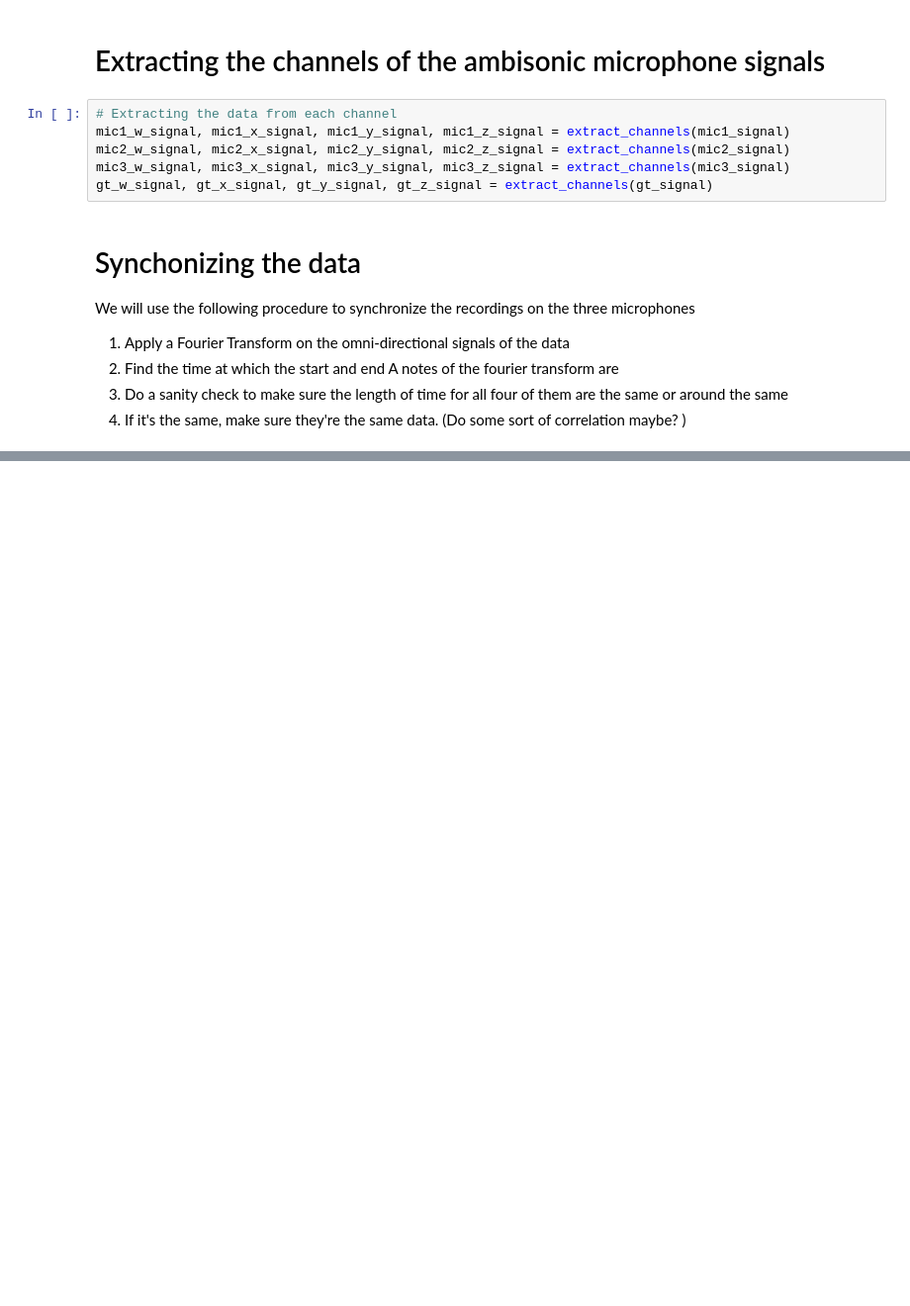
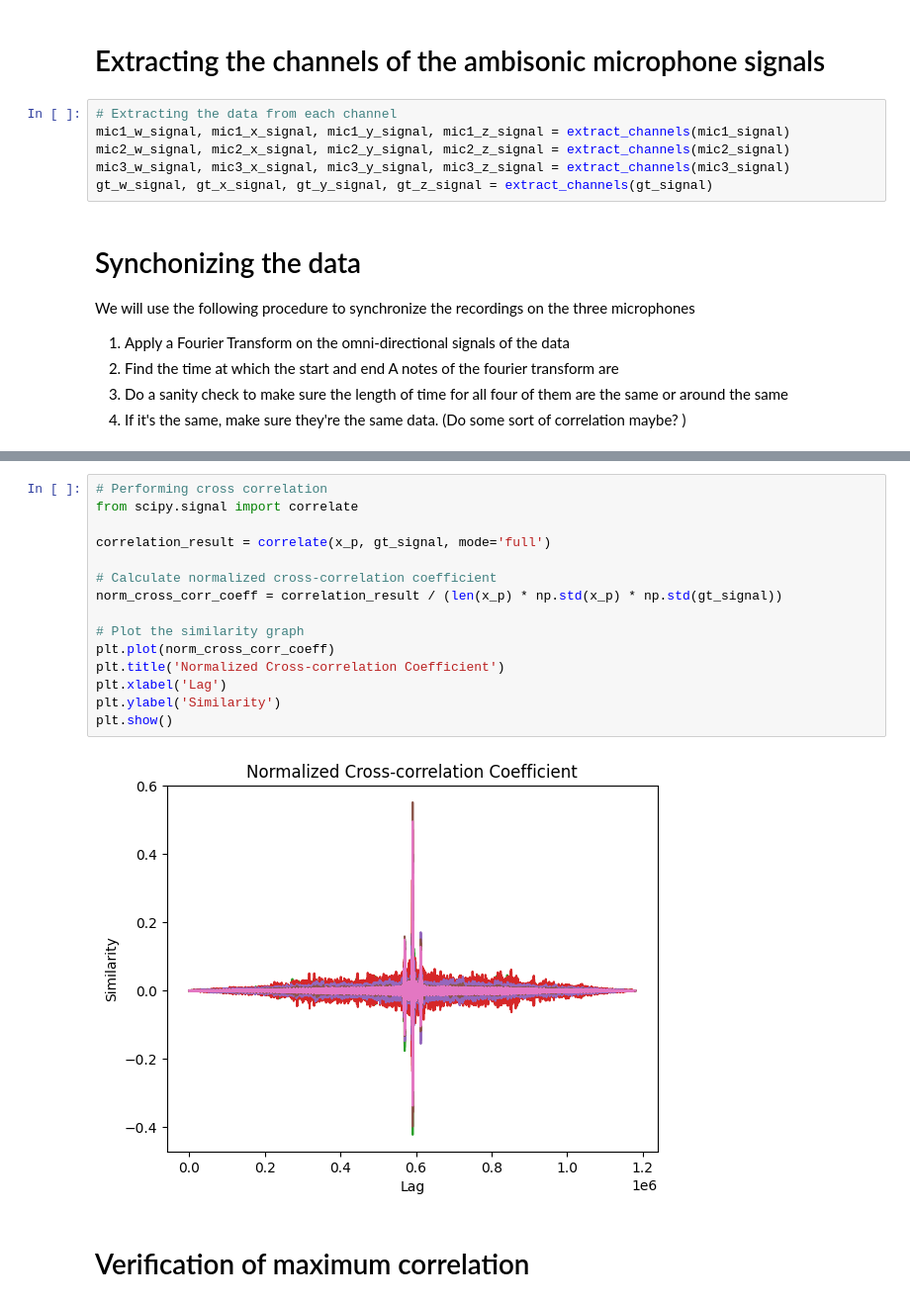
Before and after one commit to tjunjet/spatial_audio, a Jupyter notebook: codes/weighted_dist_tone.ipynb, the cells around one changed output, grey strips where cells are left out. Shown: that part at 99% size. Cells and saved outputs as stored; diff of their text form; blank space fills up the shorter version.

```diff
--- a/codes/weighted_dist_tone.ipynb
+++ b/codes/weighted_dist_tone.ipynb
@@ -214,0 +295,19 @@ We will use the following procedure to synchronize the recordings on the three m
+# %%
+# Performing cross correlation
+from scipy.signal import correlate
+
+correlation_result = correlate(x_p, gt_signal, mode='full')
+
+# Calculate normalized cross-correlation coefficient
+norm_cross_corr_coeff = correlation_result / (len(x_p) * np.std(x_p) * np.std(gt_signal))
+
+# Plot the similarity graph
+plt.plot(norm_cross_corr_coeff)
+plt.title('Normalized Cross-correlation Coefficient')
+plt.xlabel('Lag')
+plt.ylabel('Similarity')
+plt.show()
+# %% [output]
+[figure, added]
+# %% [markdown]
+# Verification of maximum correlation
```
Also changed, not shown: parts of 11 cells of this notebook, 2 other files.
